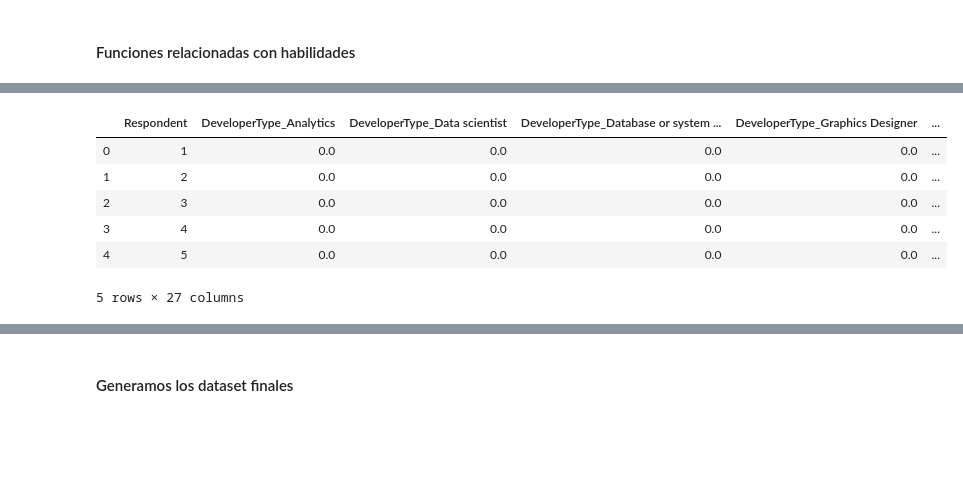
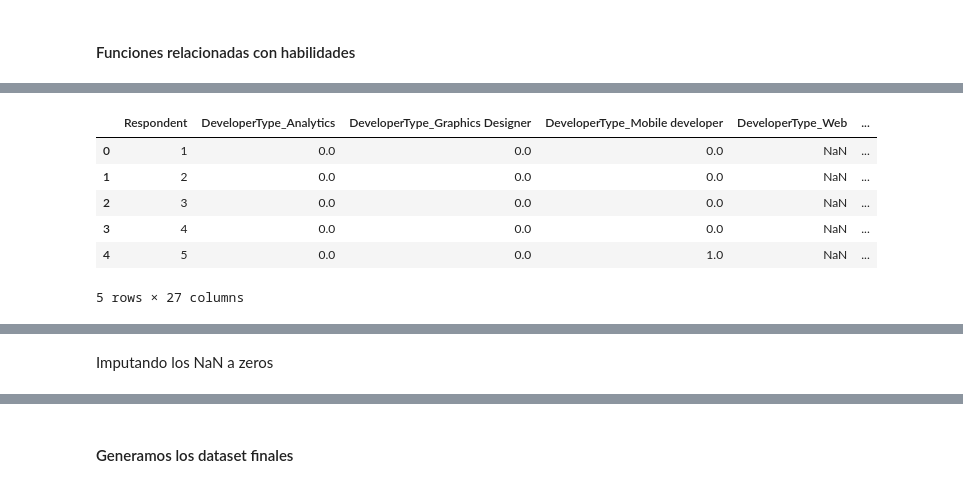
Before and after one commit to Cmarinoc/TFM_Startups, a Jupyter notebook: MatchEmpresasFreelances.ipynb, the cells around one changed output, grey strips where cells are left out. Drawn from its saved outputs; the diff is of its cells as text; code cells hidden in the pictures; blank space fills up the shorter version.

Commit message:
Update MatchEmpresasFreelances.ipynb
new changes on match and freelancers

```diff
--- a/MatchEmpresasFreelances.ipynb
+++ b/MatchEmpresasFreelances.ipynb
@@ -264,10 +292,9 @@ df_freelance_out.head()
 # %% [markdown]
 #### Funciones relacionadas con habilidades
 # %%
-# Falta definir bien los input y output en las funciones.
 def recode(companies,col_percent_skill):
     """
-
+    Función para recodificar los intervalos de porcentaje en el dataset de compañias
     """
     df_comp=companies.copy()
     df_comp[col_percent_skill]=df_comp[col_percent_skill].replace('No Info',101)
@@ -277,33 +304,33 @@ def recode(companies,col_percent_skill):
     df_comp.loc[(df_comp[col_percent_skill] >=40) & (df_comp[col_percent_skill] < 60), col_percent_skill] = 0.6
     df_comp.loc[(df_comp[col_percent_skill] >=60 ) & (df_comp[col_percent_skill] < 80), col_percent_skill] = 0.8
     df_comp.loc[(df_comp[col_percent_skill] >=80) & (df_comp[col_percent_skill] < 100), col_percent_skill] = 1
-    df_comp.loc[(df_comp[col_percent_skill] == 101.0 ) , col_percent_skill] = "NaN"
+    df_comp.loc[(df_comp[col_percent_skill] == 101.0 ) , col_percent_skill] = 0
 
     return df_comp
 
 def recode_other_skills(df_freelance,col_freelance):
     """
-
+    Función que establece un valor porcentaje para el dataset de freelancers
     """
     df_aux = df_freelance.copy()
-    df_aux.loc[df_aux[col_freelance] == "Strongly disagree",col_freelance] = 0.2
-    df_aux.loc[df_aux[col_freelance] == "Disagree",col_freelance] = 0.4
-    df_aux.loc[df_aux[col_freelance] == "Somewhat agree",col_freelance] = 0.6
-    df_aux.loc[df_aux[col_freelance] == "Agree",col_freelance] = 0.8
-    df_aux.loc[df_aux[col_freelance] == "Strongly agree",col_freelance] = 1
+    df_aux.loc[df_aux[col_freelance] == "Strongly disagree",col_freelance] = 20
+    df_aux.loc[df_aux[col_freelance] == "Disagree",col_freelance] = 40
+    df_aux.loc[df_aux[col_freelance] == "Somewhat agree",col_freelance] = 60
+    df_aux.loc[df_aux[col_freelance] == "Agree",col_freelance] = 80
+    df_aux.loc[df_aux[col_freelance] == "Strongly agree",col_freelance] = 100
 
     return df_aux
 # %%
+#Funciones para unificar variables en el dataset de freelancers.
+
 def Skill_leadership(freelances_dataset):
     freelances_dataset['Skill_leadership'] = freelances_dataset[["RightWrongWay", "CompetePeers","DiversityImportant","ChallengeMyself"]].sum(axis=1, skipna = True)
-    freelances_dataset['Percent_Skill_leadership']=freelances_dataset['Skill_leadership']/4
-    freelances_dataset=freelances_dataset.drop(["RightWrongWay", "CompetePeers","DiversityImportant","ChallengeMyself","Skill_leadership"], axis=1)
+    freelances_dataset['Percent_Skill_leadership']=(freelances_dataset['Skill_leadership']/4)
     return freelances_dataset
 
 def Skill_Operations(freelances_dataset):
     freelances_dataset['Skill_Operations'] = freelances_dataset[["UnderstandComputers", "InvestTimeTools"]].sum(axis=1, skipna = True)
-    freelances_dataset['Percent_Skill_Operations']=freelances_dataset['Skill_Operations']/2
-    freelances_dataset=freelances_dataset.drop(["UnderstandComputers", "InvestTimeTools","Skill_Operations"],axis=1)
+    freelances_dataset['Percent_Skill_Operations']=(freelances_dataset['Skill_Operations']/2)
     return freelances_dataset
 # %%
 var_comp_recode=["Company_Name","Percent_skill_Business Strategy","Percent_skill_Entrepreneurship","Percent_skill_Operations","Percent_skill_Leadership","Percent_skill_Engineering"]
@@ -330,0 +352,5 @@ df_companies_out4.head()
+# %%
+df_freelance_out4=skills_freel(freelances,var_freelances_recode)
+df_freelance_out4=df_freelance_out4.drop(["UnderstandComputers", "InvestTimeTools","Skill_Operations"],axis=1)
+df_freelance_out4=df_freelance_out4.drop(["RightWrongWay", "CompetePeers","DiversityImportant","ChallengeMyself","Skill_leadership"], axis=1)
+df_freelance_out4.head()
@@ -333,20 +387,22 @@ df_companies_out4.head()
 # %%
 df_freelance_out1=Tech_Skills_Freelancers(freelances,"Respondent","DeveloperType")
 df_freelance_out2=recode_FormalEducation(freelances,"Respondent","FormalEducation")
 df_freelance_out=pd.merge(df_freelance_out1,df_freelance_out2,on='Respondent',how='left')
 df_freelance_out3=recode_MajorUndergrad(freelances,"Respondent","MajorUndergrad")
 df_freelance_out=pd.merge(df_freelance_out,df_freelance_out3,on='Respondent',how='left')
-df_freelance_out4=skills_freel(freelances,var_freelances_recode)
 df_freelance_out=pd.merge(df_freelance_out,df_freelance_out4,on='Respondent',how='left')
-freelances_dataset=df_freelance_out
-df_freelance_out.head()
+#Reorganiza las columnas del dataset para igualarlo al de companies
+df_freelance_out=df_freelance_out.reindex(columns=[
+    'Respondent','DeveloperType_Analytics','DeveloperType_Graphics Designer','DeveloperType_Mobile developer','DeveloperType_Web','DeveloperType_Other','DeveloperType_Software Engineer','DeveloperType_Database or system administrator','DeveloperType_Data scientis','DeveloperType_Machine learning','FormalEducation_Bachelors','FormalEducation_Masters','FormalEducation_No Info','FormalEducation_PhD','FormalEducation_under bachelors','MajorUndergrad_arts','MajorUndergrad_engineering,physics, mathematics or statistics','MajorUndergrad_health science','MajorUndergrad_natural science','MajorUndergrad_other','MajorUndergrad_sin info','MajorUndergrad_social science','LearningNewTech','ChangeWorld','Percent_Skill_Operations','Percent_Skill_leadership','BuildingThings'])
+freelances_dataset=pd.DataFrame(df_freelance_out)
+freelances_dataset.head()
 # %% [output]
-|  | Respondent | DeveloperType_Analytics | DeveloperType_Data scientist | DeveloperType_Database or system ... | DeveloperType_Graphics Designer | ... |
-| 0 | 1 | 0.0 | 0.0 | 0.0 | 0.0 | ... |
-| 1 | 2 | 0.0 | 0.0 | 0.0 | 0.0 | ... |
-| 2 | 3 | 0.0 | 0.0 | 0.0 | 0.0 | ... |
-| 3 | 4 | 0.0 | 0.0 | 0.0 | 0.0 | ... |
-| 4 | 5 | 0.0 | 0.0 | 0.0 | 0.0 | ... |
+|  | Respondent | DeveloperType_Analytics | DeveloperType_Graphics Designer | DeveloperType_Mobile developer | DeveloperType_Web | ... |
+| 0 | 1 | 0.0 | 0.0 | 0.0 | NaN | ... |
+| 1 | 2 | 0.0 | 0.0 | 0.0 | NaN | ... |
+| 2 | 3 | 0.0 | 0.0 | 0.0 | NaN | ... |
+| 3 | 4 | 0.0 | 0.0 | 0.0 | NaN | ... |
+| 4 | 5 | 0.0 | 0.0 | 1.0 | NaN | ... |
 5 rows × 27 columns
 # %%
 df_companies1=recode_tech_skills_comp(companies,"Company_Name","Industry of company")
@@ -370,4 +425,6 @@ companies_dataset.head()
 | 3 | Company4 | 1.0 | 0.0 | 0.0 | 0.0 | ... |
 | 4 | Company5 | 1.0 | 0.0 | 0.0 | 0.0 | ... |
 5 rows × 27 columns
+# %% [markdown]
+Imputando los NaN a zeros
 # %%
```
Also changed, not shown: parts of 20 cells of this notebook.
